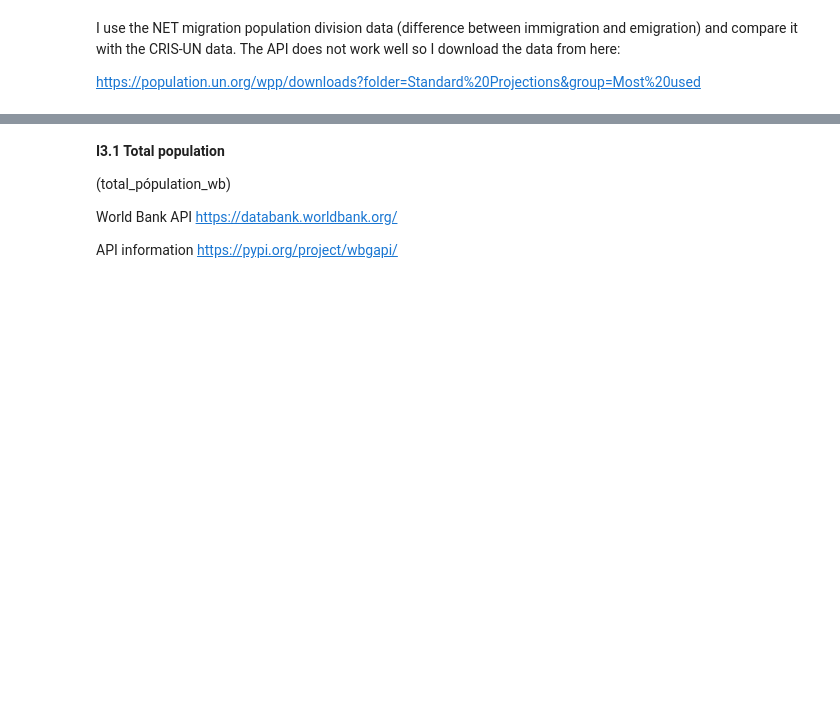
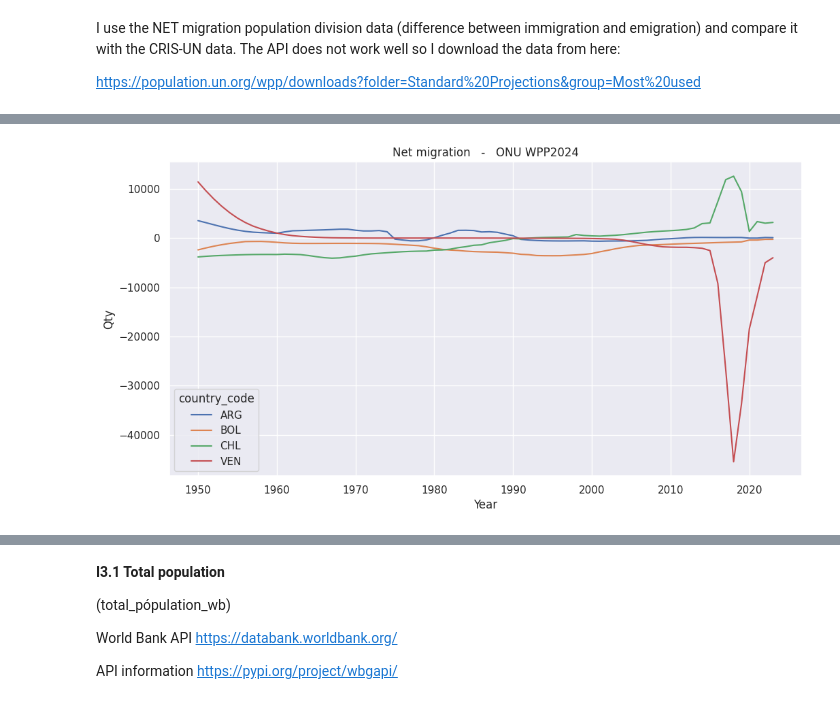
Before and after one commit to natdebandi/migmobs_exploratory, a Jupyter notebook: dataset_construction_v3.ipynb, the cells around one changed output, grey strips where cells are left out. Cells and saved outputs as stored; diff of their text form; code cells hidden in the pictures; blank space fills up the shorter version.

```diff
--- a/dataset_construction_v3.ipynb
+++ b/dataset_construction_v3.ipynb
@@ -872,3 +872,9 @@ I use the NET migration population division data (difference between immigration
 The API does not work well so I download the data from here:
 
 https://population.un.org/wpp/downloads?folder=Standard%20Projections&group=Most%20used
+# %%
+# Replace 'your_file_path' with the actual path to your CSV file in Google Drive
+file_path = '/content/drive/MyDrive/3. Proyectos/MIGMOBS_nat/3_data_repository/onu_population_indicators.csv'
+
+df_onu = pd.read_csv(file_path)
+print(df_onu.head())
@@ -874,0 +895,21 @@ https://population.un.org/wpp/downloads?folder=Standard%20Projections&group=Most
+# %%
+db_temp = df_onu[['country_code', 'year','net_migration_rate']]
+db_temp = db_temp.rename(columns={
+    'country_code': 'country_code',
+    'year': 'year',
+    'net_migration_rate': 'value'
+})
+db_temp['indicator'] = 'net_migration_onu'
+db_temp['fuente'] = 'WPP2024 DEMOGRAPHIC INDICATORS'
+db_indicators = pd.concat([db_indicators, db_temp], axis=0)
+# %%
+df_plot=db_indicators[(db_indicators['indicator']=='net_migration_onu')]
+title_plot="Net migration   -   ONU WPP2024"
+plt.figure(figsize=(12, 6))
+sns.lineplot(x='year', y='value', hue='country_code', data=df_plot)
+plt.title(f'{title_plot}')
+plt.xlabel('Year')
+plt.ylabel('Qty')
+plt.show()
+# %% [output]
+[figure, added]
```
Also changed, not shown: parts of 4 cells of this notebook.
